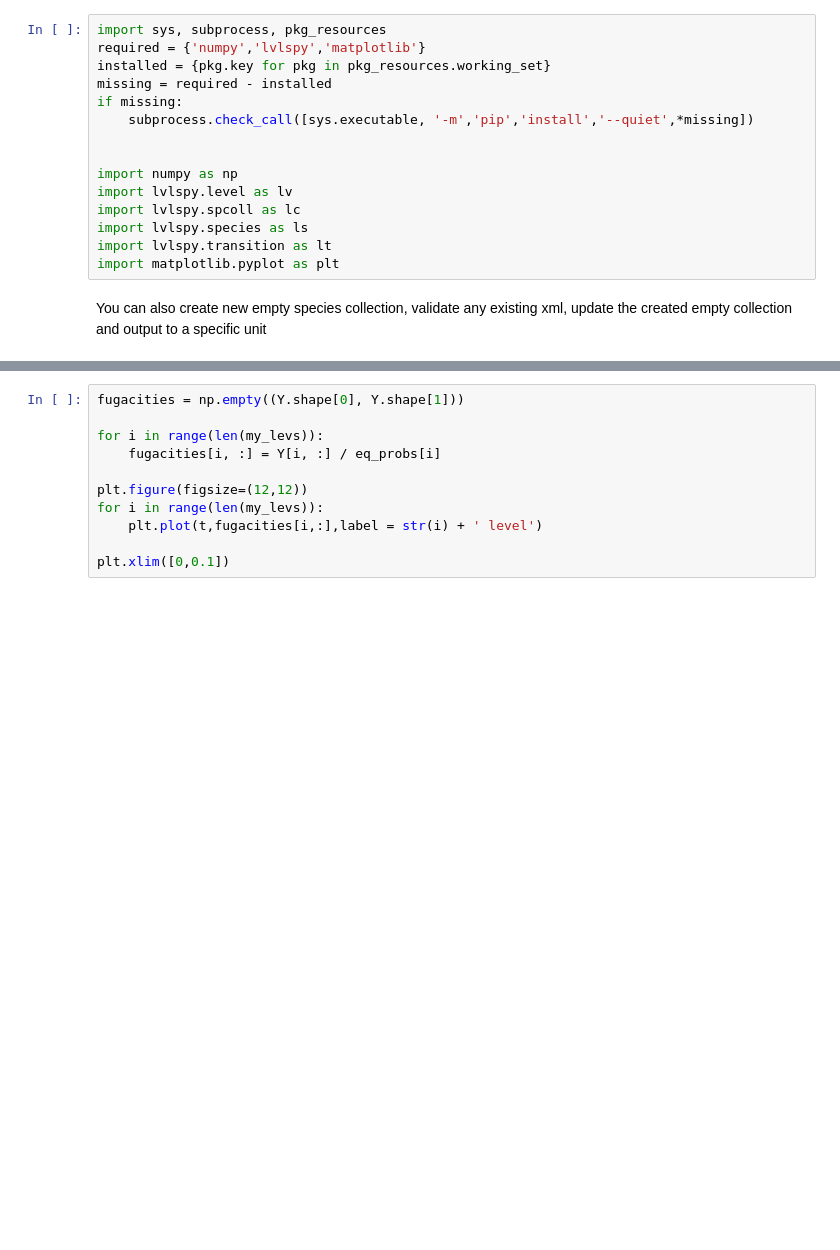
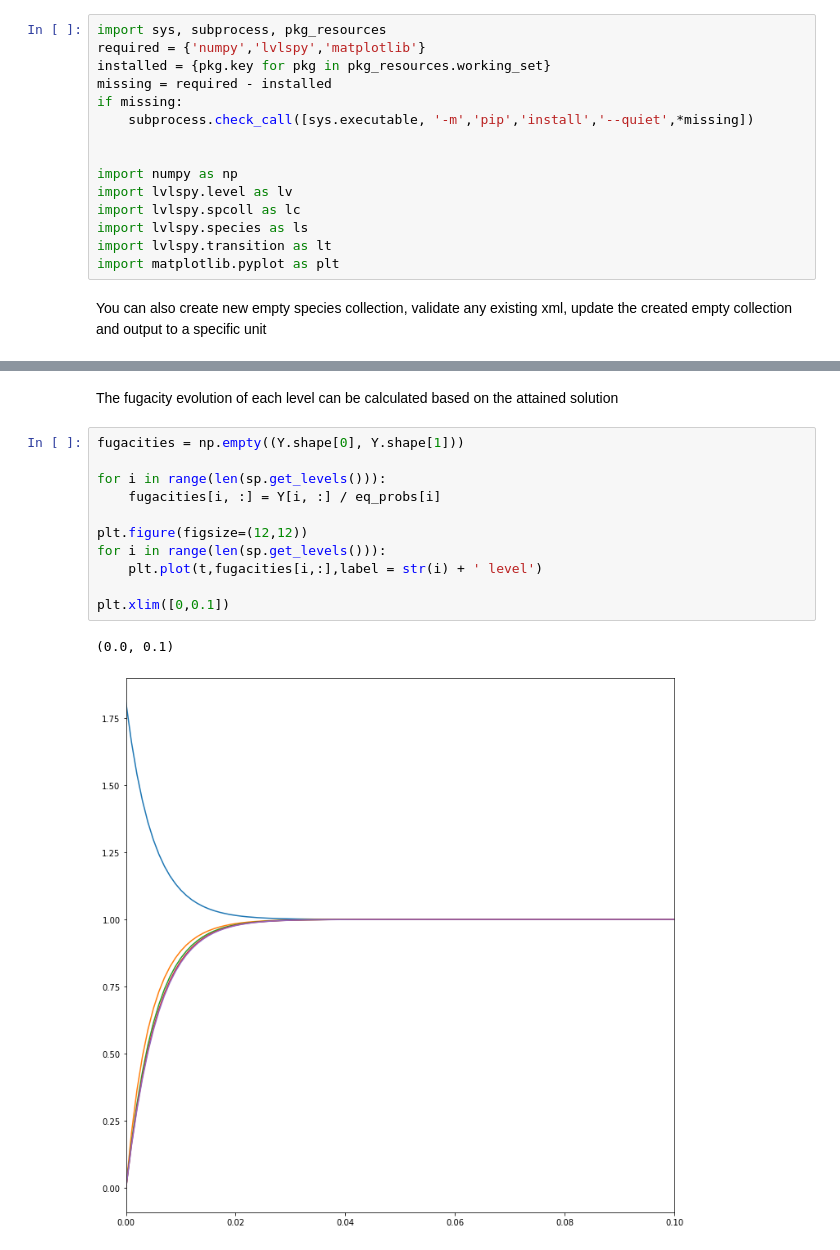
Before and after one commit to jaadt7/lvlspy_tutorial, a Jupyter notebook: validate_and_calculate.ipynb, the cells around one changed output, grey strips where cells are left out. Cells and saved outputs as stored; diff of their text form; blank space fills up the shorter version.

```diff
--- a/validate_and_calculate.ipynb
+++ b/validate_and_calculate.ipynb
@@ -97,11 +121,16 @@ plt.show()
+# %% [markdown]
+The fugacity evolution of each level can be calculated based on the attained solution
 # %%
 fugacities = np.empty((Y.shape[0], Y.shape[1]))
 
-for i in range(len(my_levs)):
+for i in range(len(sp.get_levels())):
     fugacities[i, :] = Y[i, :] / eq_probs[i]
 
 plt.figure(figsize=(12,12))
-for i in range(len(my_levs)):
+for i in range(len(sp.get_levels())):
     plt.plot(t,fugacities[i,:],label = str(i) + ' level')
 
 plt.xlim([0,0.1])
+# %% [output]
+(0.0, 0.1)
+[figure, added]
```
Also changed, not shown: parts of 19 cells of this notebook, 1 other file.
